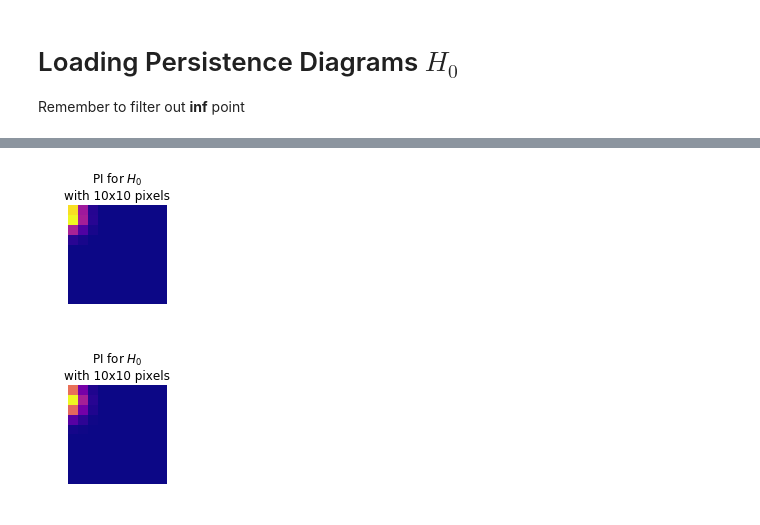
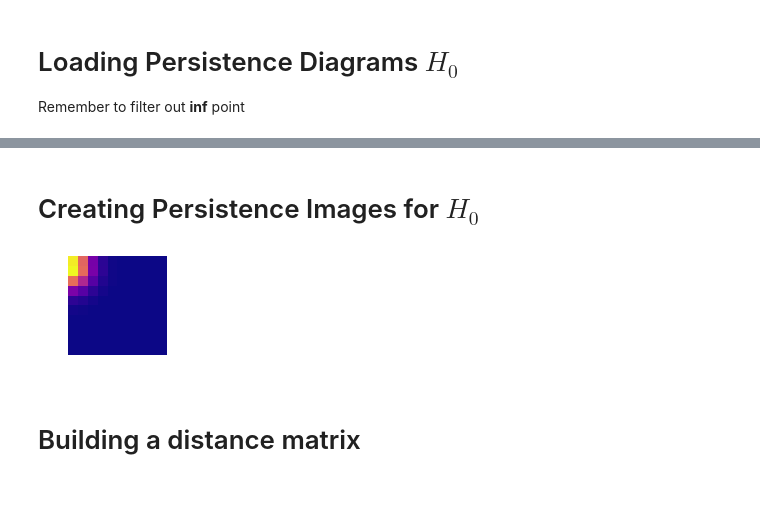
Before and after one commit to lionely/nn_structure, a Jupyter notebook: PD_To_PI.ipynb, the cells around one changed output, grey strips where cells are left out. Cells and saved outputs as stored; diff of their text form; code cells hidden in the pictures; blank space fills up the shorter version.

Commit message:
Notebook containing code to covnert persistence diagrams to persistent images

```diff
--- a/PD_To_PI.ipynb
+++ b/PD_To_PI.ipynb
@@ -17,0 +11,20 @@ max(pd_non_train['pd'][0][:-1,1]), max(pd_train['pd'][0][:-1,1])
+# %%
+pds = []
+non_train_PATH = 'experiment_data/pd_intervals/not-trained/'#pd-model_0_ne-0.npz'
+train_PATH = 'experiment_data/pd_intervals/trained/'#pd-model_0_ne-5.npz'
+for i in range(50):
+    non_train_pd = np.load(non_train_PATH+'pd-model_'+str(i)+'_ne-0.npz')
+    pds.append(non_train_pd['pd'][0])
+for i in range(50):
+    train_pd = np.load(train_PATH+'pd-model_'+str(i)+'_ne-5.npz')
+    pds.append(train_pd['pd'][0])
+# %% [markdown]
+# Creating Persistence Images for $H_0$
+# %%
+pims = []
+num_networks = 100
+for i in range(num_networks):
+    pim = PersImage(spread=0.15, pixels=[10,10], verbose=False)
+    img = pim.transform(pds[i][:-1])
+    label = "not-trained" if i<50 else "trained"
+    pims.append((img,label))
@@ -18,16 +35,8 @@ max(pd_non_train['pd'][0][:-1,1]), max(pd_train['pd'][0][:-1,1])
 # %%
-pim = PersImage(spread=0.1, pixels=[10,10], verbose=False)
-img = pim.transform(pd_non_train['pd'][0][:-1])
 ax = plt.subplot(131)
-plt.title("PI for $H_0$\nwith 10x10 pixels")
-pim.show(img, ax)
+#plt.title("PI for $H_0$\nwith 10x10 pixels")
+pim.show(pims[0][0], ax)
 # %% [output]
-[figure, old version]
+[figure, new version]
-# %%
-pim = PersImage(spread=0.1, pixels=[10,10], verbose=False)
-train_img = pim.transform(pd_train['pd'][0][:-1])
-ax = plt.subplot(131)
-plt.title("PI for $H_0$\nwith 10x10 pixels")
-pim.show(train_img, ax)
-# %% [output]
-[figure, removed]
+# %% [markdown]
+# Building a distance matrix
```
Also changed, not shown: parts of 22 cells of this notebook.
